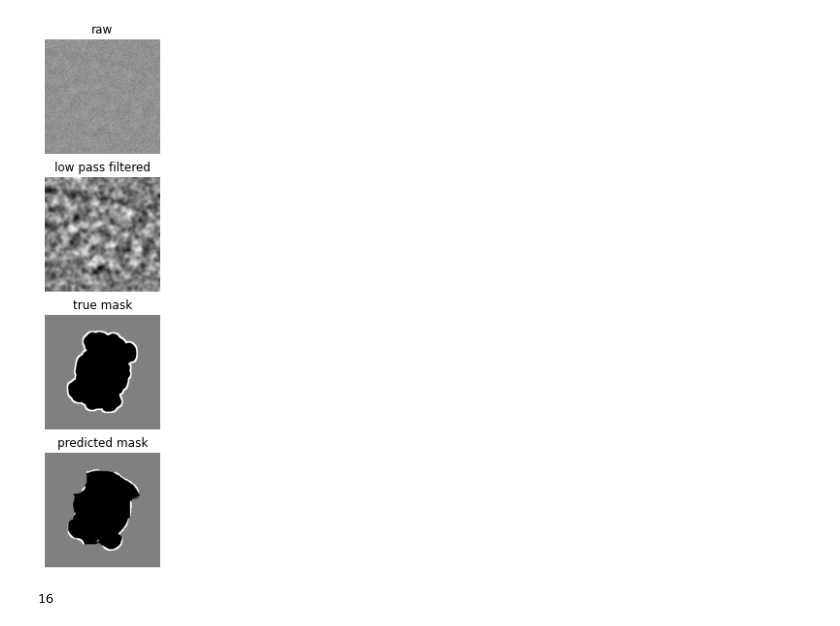
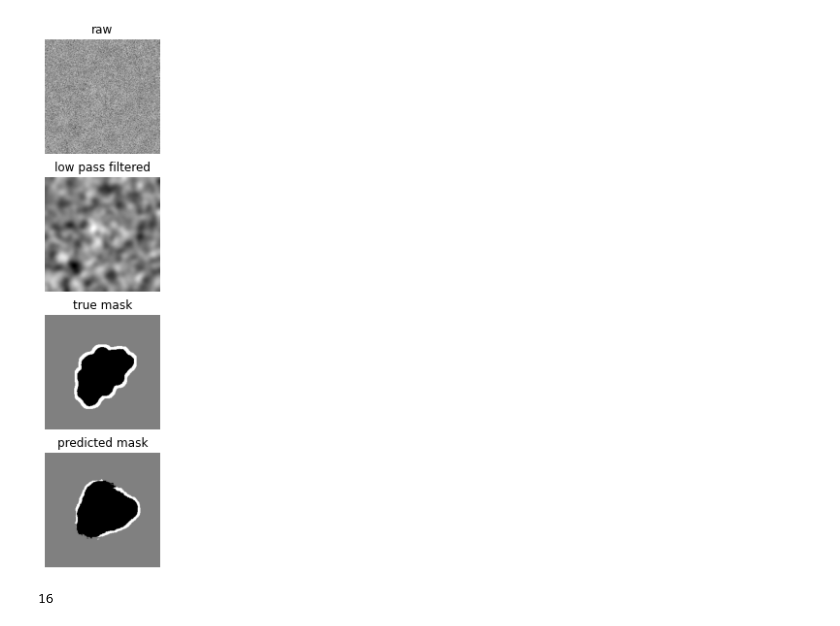
Before and after one commit to GXJ20/nzhou26, a Jupyter notebook: view_pred.ipynb, the cells around one changed output. Saved outputs shown, nothing was run; the diff lists cells and outputs as text; code cells hidden in the pictures.

```diff
--- a/view_pred.ipynb
+++ b/view_pred.ipynb
@@ -35,5 +35,5 @@ class UpdatedMeanIoU(tf.keras.metrics.MeanIoU):
   def update_state(self, y_true, y_pred, sample_weight=None):
     y_pred = tf.math.argmax(y_pred, axis=-1)
     return super().update_state(y_true, y_pred, sample_weight)
-model = tf.keras.models.load_model("models/particle_segmentation_lp-2021-11-12.h5", custom_objects={"UpdatedMeanIoU": UpdatedMeanIoU})
+model = tf.keras.models.load_model("models/particle_segmentation_lp-2021-11-16.h5", custom_objects={"UpdatedMeanIoU": UpdatedMeanIoU})
 model.compile(optimizer='rmsprop', loss="sparse_categorical_crossentropy", metrics=[UpdatedMeanIoU(num_classes=3)])
@@ -66,5 +48,5 @@ train_target_img_paths = target_img_paths[:-val_samples]
 val_input_img_paths = input_img_paths[-val_samples:]
 val_target_img_paths = target_img_paths[-val_samples:]
 
-val_gen = lp_particles(batch_size, img_size, val_input_img_paths[:100], val_target_img_paths[:100])
+val_gen = particles(batch_size, img_size, val_input_img_paths[:100], val_target_img_paths[:100])
 val_preds = model.predict(val_gen)
@@ -89,23 +64,23 @@ plt.savefig('figures/train_history.png')
 # %%
 
 fig,ax = plt.subplots(4,1,figsize=(10,10))
-pred_idx = 5
+pred_idx = 28
 raw = np.load(val_input_img_paths[pred_idx])
 true_mask = np.load(val_target_img_paths[pred_idx])
 pred_mask = np.argmax(val_preds[pred_idx], axis=-1)
 #pred_mask = np.expand_dims()
 ax[0].imshow(raw, cmap='gray')
 ax[0].set_title('raw')
 ax[1].imshow(gaussian_filter(raw, sigma=5), cmap='gray')
 ax[1].set_title('low pass filtered')
 ax[2].imshow(true_mask, cmap='gray')
 ax[2].set_title('true mask')
 ax[3].imshow(pred_mask, cmap='gray')
 ax[3].set_title('predicted mask')
 [axi.set_axis_off() for axi in ax.ravel()]
 fig.savefig('figures/predictions_in_dataset.png')
 # %% [output]
-[figure, old version]
+[figure, new version]
 # %%
 import mrcfile
 test_idx = 0
```
Also changed, not shown: parts of 5 cells of this notebook, 7 other files.
